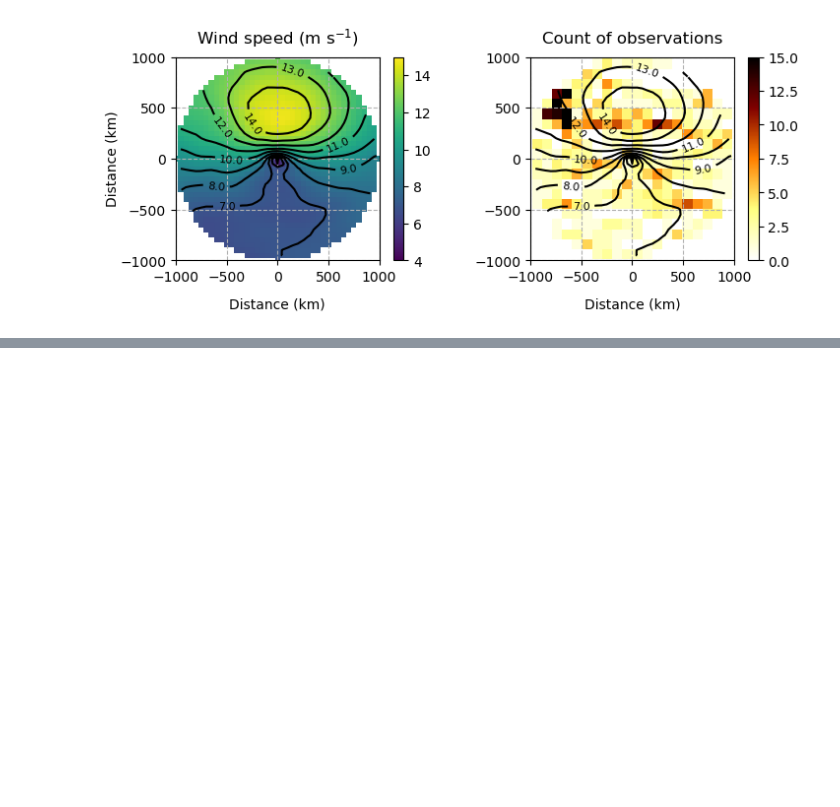
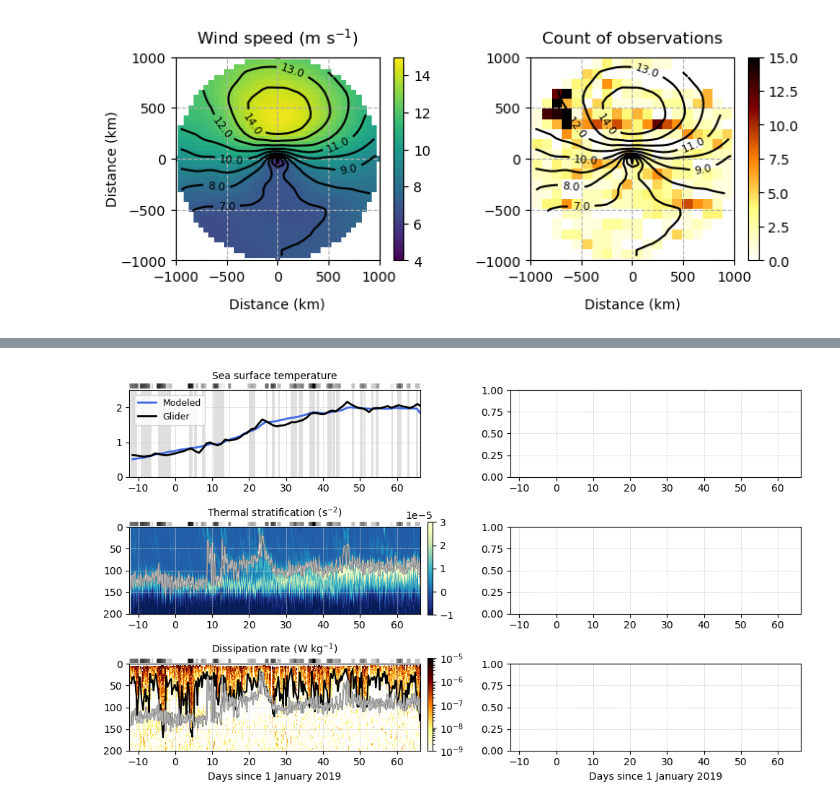
Before and after one commit to marcelduplessis/duplessis-storms-warming, a Jupyter notebook: code/analysis/figure-2-v3.ipynb, the cells around one changed output, grey strips where cells are left out. Drawn from its saved outputs; the diff is of its cells as text; code cells hidden in the pictures; blank space fills up the shorter version.

```diff
--- a/code/analysis/figure-2-v3.ipynb
+++ b/code/analysis/figure-2-v3.ipynb
@@ -426,0 +726,13 @@ plt.savefig('/home/mduplessis/projects/duplessis-storms-warming/figs/mean_wind_i
+# %%
+# calculate the buoyancy fluxes
+
+import gsw
+
+g = -9.81
+alpha = gsw.alpha(34, ds_era5_site.sst, p=0)
+rho = 1027
+cp = 4000
+
+ds_era5_site['Bo'] = -(g*alpha*ds_era5_site.qnet)/(rho*cp)
+
+ds_era5_site_1D = ds_era5_site.resample(time='1D').mean()
@@ -426,0 +777,71 @@ plt.savefig('/home/mduplessis/projects/duplessis-storms-warming/figs/mean_wind_i
+# %%
+fig, ax = plt.subplots(3, 2, figsize=(10, 6))
+fig.subplots_adjust(hspace=0.4, wspace=20)
+
+# Plot near-surface temperature
+ax[0,0].plot(ds_era5_site_1D.dayofyear, ds_era5_site_1D.proj_sst_net + 0.5, label='Modeled', c='royalblue', lw=2)
+ax[0,0].plot(sl_sst_1d.DOY, sl_sst_1d.sst, c='k', lw=2, label='Glider')
+
+ax[0,0].legend(loc='upper left', fontsize=9, ncol=1)
+
+ax[0,0].set_ylim(0, 2.5)
+ax[0,0].set_title('Sea surface temperature', fontsize=10, pad=11)
+
+# Identify consecutive storm periods
+storm_periods = ds_era5_site['storm_present'].data
+consecutive_storms = np.diff(np.concatenate(([0], storm_periods, [0])))
+start_indices = np.where(consecutive_storms == 1)[0]
+end_indices = np.where(consecutive_storms == -1)[0]
+
+# Shading consecutive storm periods
+for start, end in zip(start_indices, end_indices):
+    ax[0,0].fill_between(ds_era5_site['dayofyear'][start:end], -200, 1000, color='gray', alpha=0.25, edgecolor='none')
+
+
+# Plot thermal stratification
+img_st = ax[1,0].pcolormesh(sl_grid.DOY, sl_grid.depth, sl_grid.N2_T_rm.interpolate_na(dim='time'), vmin=-1e-5, vmax=3e-5, cmap='YlGnBu_r')
+
+caxis = fig.add_axes([0.465, 0.411, 0.007, 0.215])
+cb = fig.colorbar(mappable=img_st, cax=caxis, orientation='vertical')
+# cb.outline.set_edgecolor('white')
+# cb.ax.xaxis.set_tick_params(color='white', labelcolor='white', labelsize=10)
+
+ax[1,0].plot(sl_grid.DOY, sl_grid.mld_t, c='0.5', lw=1.5, ls='-', label='MLD')
+ax[1,0].plot(sl_grid.DOY, sl_grid.mld_t, c='w', lw=0.25, ls='-', label='MLD')
+
+ax[1,0].set_ylim(200,0)
+ax[1,0].set_title('Thermal stratification (s$^{-2}$)', fontsize=10, pad=11)
+
+# Plot dissipation rate
+img_ep = ax[2,0].pcolormesh(sl_eps.DOY, sl_eps.DEPTH, sl_eps.EPS_FINAL, norm=LogNorm(vmin=10e-10, vmax=10e-6), cmap='afmhot_r', shading='auto')
+
+caxis = fig.add_axes([0.465, 0.096, 0.007, 0.215])
+cb = fig.colorbar(mappable=img_ep, cax=caxis, orientation='vertical')
+cb.outline.set_edgecolor('k')
+cb.ax.xaxis.set_tick_params(color='k', labelcolor='k', labelsize=12, length=5)
+
+ax[2,0].plot(sl_xld.DOY, sl_xld.xld, c='k', lw=1.5)
+ax[2,0].plot(sl_grid.DOY, sl_grid.mld_t, c='0.5', lw=1.5, ls='-', label='MLD')
+ax[2,0].plot(sl_grid.DOY, sl_grid.mld_t, c='w', lw=0.25, ls='-', label='MLD')
+
+ax[2,0].set_ylim(200,0)
+ax[2,0].set_title('Dissipation rate (W kg$^{-1}$)', fontsize=10, pad=11)
+
+for a in ax.flatten():
+    a.set_xlim(-12.4, 66.3)
+    a.grid(ls='--', c='0.8', lw=0.5)
+
+    storm_id = np.unique(storms_soscex.storm_id)
+
+    for storm in storm_id:
+        single_storm = storms_soscex.isel(time=storms_soscex.storm_id==storm)
+        ax[0,0].scatter(single_storm['dayofyear'], np.zeros(single_storm.time.size)+2.62, c=single_storm['pressure'], cmap='Greys_r', marker='|', s=20, clip_on=False, vmin=940, vmax=1010)
+        ax[1,0].scatter(single_storm['dayofyear'], np.zeros(single_storm.time.size)-7,    c=single_storm['pressure'], cmap='Greys_r', marker='|', s=20, clip_on=False, vmin=940, vmax=1010)
+        ax[2,0].scatter(single_storm['dayofyear'], np.zeros(single_storm.time.size)-7,    c=single_storm['pressure'], cmap='Greys_r', marker='|', s=20, clip_on=False, vmin=940, vmax=1010)
+
+ax[2,0].set_xlabel('Days since 1 January 2019')
+ax[2,1].set_xlabel('Days since 1 January 2019')
+
+fig.tight_layout()
+# %% [output]
+[figure, added]
```
Also changed, not shown: parts of 17 cells of this notebook.
